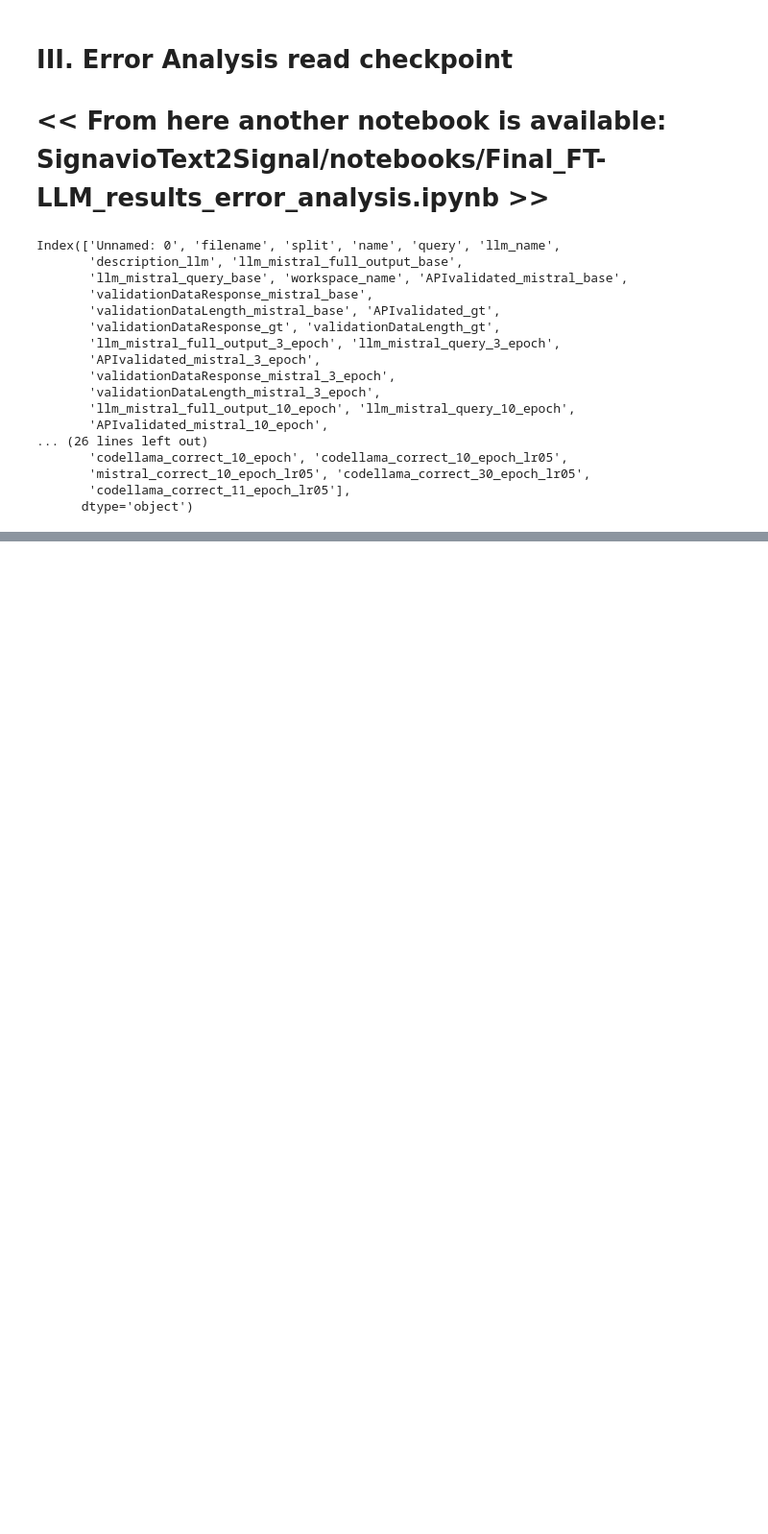
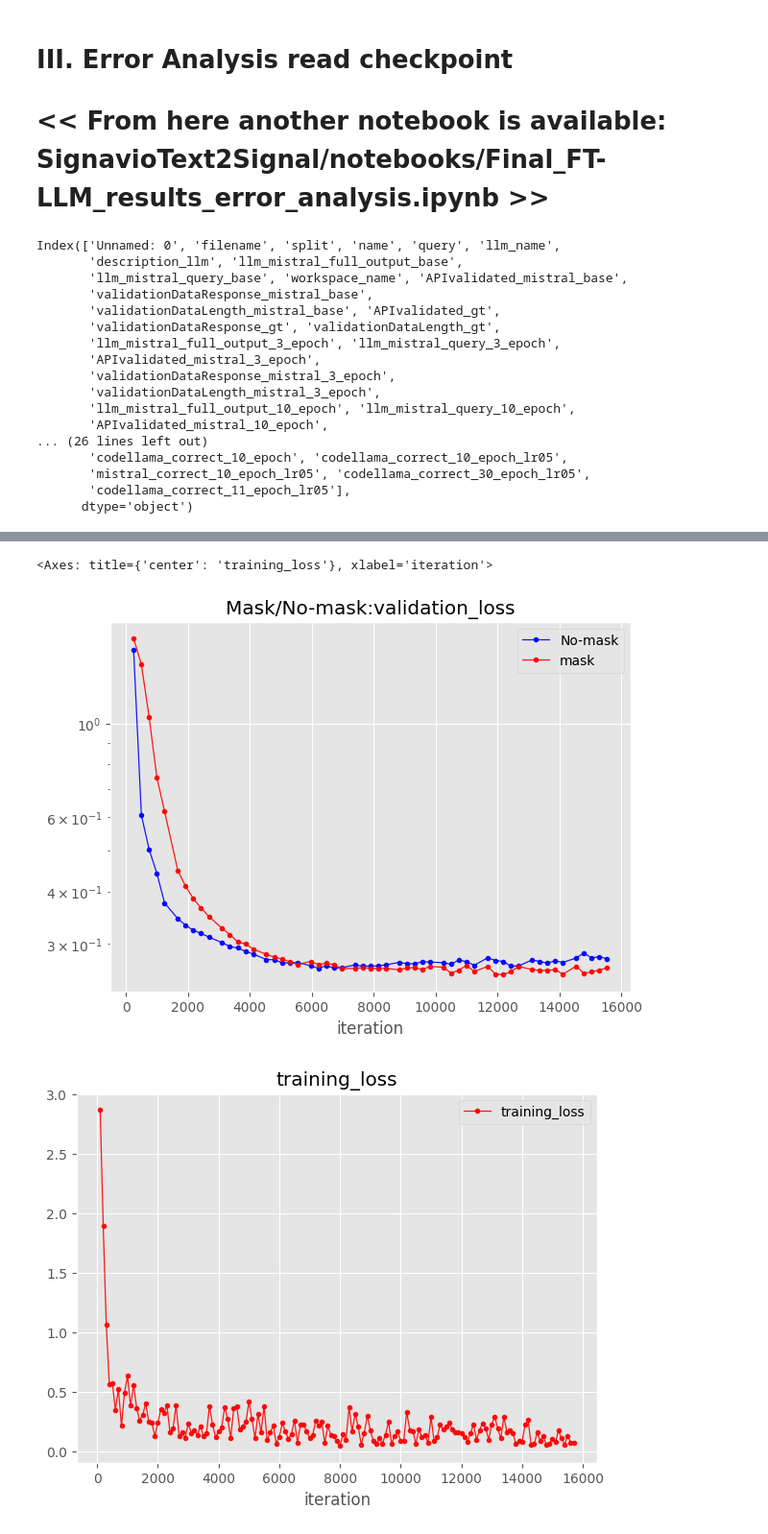
Before and after one commit to u128str/text2SIGNAL, a Jupyter notebook: notebooks/3_Phase_LLMexperiments_withSubsetSignalsFromCSV.ipynb, the cells around one changed output, grey strips where cells are left out. Shown at 96% size. Drawn from its saved outputs; the diff is of its cells as text; code cells hidden in the pictures; blank space fills up the shorter version.

```diff
--- a/notebooks/3_Phase_LLMexperiments_withSubsetSignalsFromCSV.ipynb
+++ b/notebooks/3_Phase_LLMexperiments_withSubsetSignalsFromCSV.ipynb
@@ -1752,0 +2425,20 @@ plot_pairweise(dfp,c1,c2,d1,d2)
+# %%
+import pandas as pd
+
+# read text file into pandas DataFrame
+file_name="training.loss.code-llama-7b-11epoch"
+file_name="training.loss.code-llama-7b-11epoch-no-mask"
+df_training_loss = pd.read_csv(file_name , sep=" ", names=["time","training_loss","iteration"] )
+
+file_name="validation.0.loss.code-llama-7b-11epoch"
+file_name="validation.0.loss.code-llama-7b-11epoch-no-mask"
+df_validation_loss = pd.read_csv(file_name , sep=" ", names=["time","validation_loss","iteration"] )
+
+
+file_name="validation.0.loss.code-llama-7b-11epoch"
+df_validation_loss_ref = pd.read_csv(file_name , sep=" ", names=["time","validation_loss","iteration"] )
+
+df_training_loss
+df_validation_loss
+#pd.merge(df_trainig_loss,df_validation_loss, on=["time"]) #, how="inner")
+#pd.merge(df_llm,df_merged[['filename','workspace_name','llm_name']],  how='left')
@@ -1752,0 +2463,19 @@ plot_pairweise(dfp,c1,c2,d1,d2)
+# %%
+import matplotlib.pyplot as plt
+plt.style.use('ggplot')
+plt.rcParams["figure.figsize"] = (7,5)
+
+col='validation_loss'
+col2='train_loss'
+cx='iteration'
+ax = df_validation_loss[df_validation_loss[col].notnull()].reset_index().plot(x=cx,y=[col], logy=True, linewidth=0.9, style='.-',  alpha=0.9,  color=['blue','red'],title=f"{col}" )
+df_validation_loss_ref[df_validation_loss_ref[col].notnull()].reset_index().plot(ax=ax, x=cx,y=[col], logy=True, linewidth=0.9, style='.-',  alpha=0.9,  color=['red'],title=f"Mask/No-mask:{col}" )
+ax.legend(["No-mask","mask"])
+
+col='training_loss'
+cx='iteration'
+df_training_loss[df_training_loss[col].notnull()].reset_index().plot( x=cx,y=[col], logy=False, linewidth=0.9, style='.-',  alpha=0.9,  color=['red'],title=f"{col}" )
+# %% [output]
+<Axes: title={'center': 'training_loss'}, xlabel='iteration'>
+[figure, added]
+[figure, added]
```
Also changed, not shown: parts of 42 cells of this notebook, 36 other files.
